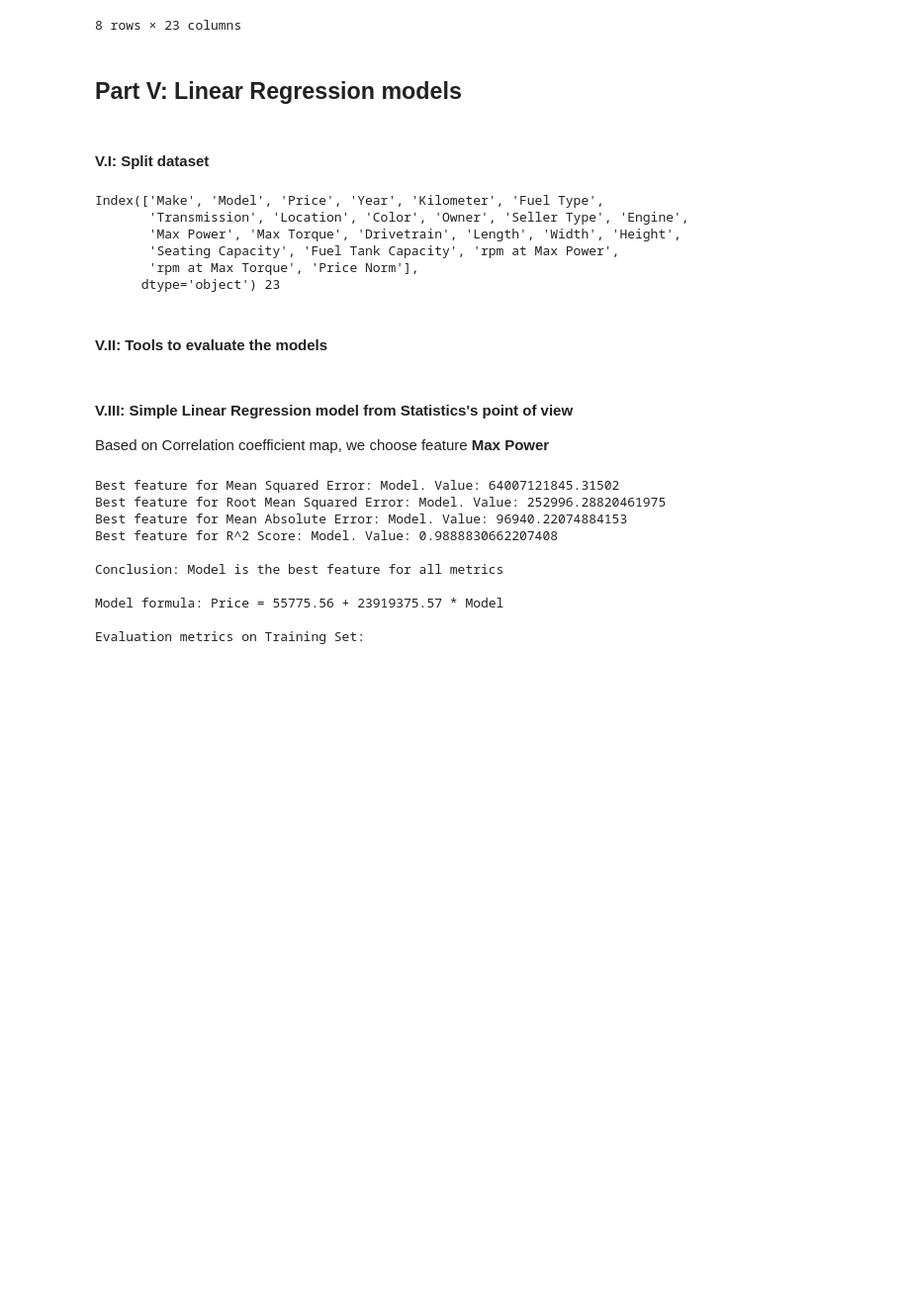
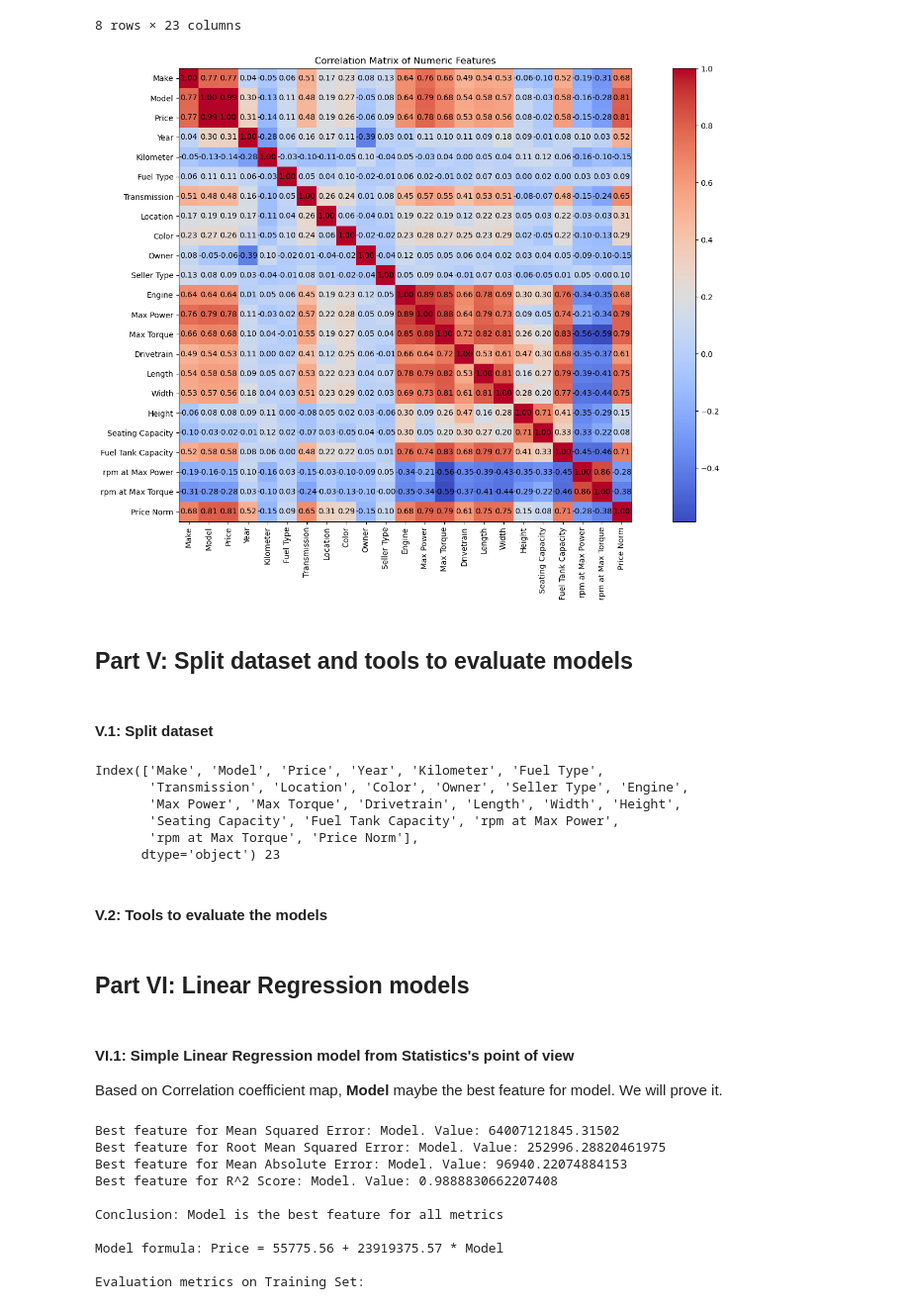
Before and after one commit to ductai05/Math-For-AI, a Jupyter notebook: DucTai_LR.ipynb, the cells around one changed output. Shown at 99% size. Drawn from its saved outputs; the diff is of its cells as text; code cells hidden in the pictures; blank space fills up the shorter version.

Commit message:
split section clearly

```diff
--- a/DucTai_LR.ipynb
+++ b/DucTai_LR.ipynb
@@ -218,12 +220,12 @@ DataProcessor.transform_data = transform_data
 # %% [markdown]
 #### 0.5: Data visualization functions
 # %%
-def plot_corr_matrix(self) :
+def plot_corr_matrix(self, width=12, height=8):
     # Compute the correlation matrix using only numeric features
     corr_matrix = self.data[self.numeric_columns].corr()
 
     # Plot the correlation matrix using matplotlib
-    plt.figure(figsize=(12, 8))
+    plt.figure(figsize=(width, height))
     plt.imshow(corr_matrix, cmap='coolwarm', interpolation='none')
     plt.colorbar()
     plt.xticks(range(len(corr_matrix)), corr_matrix.columns, rotation=90)
@@ -681,10 +699,14 @@ Data normalization completed!
 | 75% | 0.371352 | 0.079081 | 2.337500e+06 | 0.912443 | 0.161737 | 0.0 | 1.000000 | 1.000000 | 0.000000 | 0.250000 | ... |
 | max | 1.000000 | 1.000000 | 2.750000e+07 | 1.000000 | 1.000000 | 0.0 | 1.000000 | 1.000000 | 1.000000 | 1.000000 | ... |
 8 rows × 23 columns
+# %%
+train_data_after_normalization.plot_corr_matrix(15, 10)
+# %% [output]
+[figure, added]
 # %% [markdown]
-## Part V: Linear Regression models
+## Part V: Split dataset and tools to evaluate models
 # %% [markdown]
-#### V.I: Split dataset
+#### V.1: Split dataset
 # %%
 train_data = copy.deepcopy(train_data_after_normalization)
 validation_data = copy.deepcopy(validation_data_after_normalization)
@@ -710,7 +732,7 @@ Index(['Make', 'Model', 'Price', 'Year', 'Kilometer', 'Fuel Type',
        'rpm at Max Torque', 'Price Norm'],
       dtype='object') 23
 # %% [markdown]
-#### V.II: Tools to evaluate the models
+#### V.2: Tools to evaluate the models
 # %%
 # Function to evaluate the model
 def mse(y_true, y_pred):
@@ -734,9 +756,11 @@ def evaluate_model(y_true, y_pred):
     })
 
     return model_eval
+# %% [markdown]
+## Part VI: Linear Regression models
 # %% [markdown]
-#### V.III: Simple Linear Regression model from Statistics's point of view
-Based on Correlation coefficient map, we choose feature **Max Power**
+#### VI.1: Simple Linear Regression model from Statistics's point of view
+Based on Correlation coefficient map, **Model** maybe the best feature for model. We will prove it.
 # %%
 # Y = beta0 + beta1*X
 # beta1 = Sxx / Sxy
```
Also changed, not shown: parts of 12 cells of this notebook.
